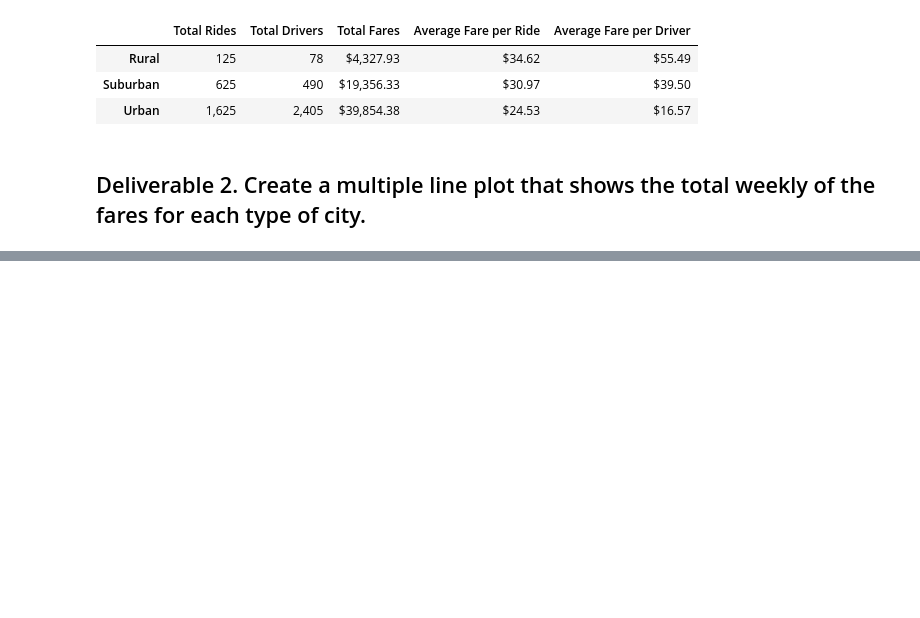
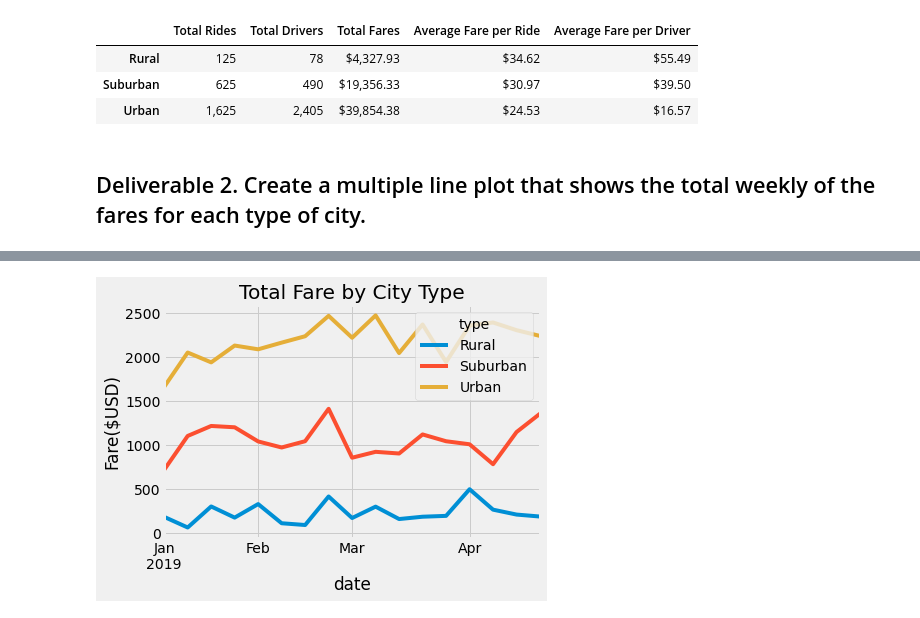
Before and after one commit to JuMcDaniel/PyBer_Analysis, a Jupyter notebook: PyBer_Challenge.ipynb, the cells around one changed output, grey strips where cells are left out. Drawn from its saved outputs; the diff is of its cells as text; code cells hidden in the pictures; blank space fills up the shorter version.

```diff
--- a/PyBer_Challenge.ipynb
+++ b/PyBer_Challenge.ipynb
@@ -94,3 +104,4 @@ pyber_summary_df
 # %%
 # 4. Create a pivot table with the 'date' as the index, the columns ='type', and values='fare'
 # to get the total fares for each type of city by the date.
+pyber_data_pivot = pyber_data_df.pivot(index="date", columns=["type"],values="fare")
@@ -97,2 +123,5 @@ pyber_summary_df
 # %%
 # 5. Create a new DataFrame from the pivot table DataFrame using loc on the given dates, '2019-01-01':'2019-04-29'.
+pyber_spec_dates = pyber_data_pivot.loc['2019-01-01':'2019-04-29']
+
+pyber_spec_dates.head(10)
@@ -99,5 +141,6 @@ pyber_summary_df
 # %%
 # 6. Set the "date" index to datetime datatype. This is necessary to use the resample() method in Step 8.
 # df.index = pd.to_datetime(df.index)
+pyber_spec_dates.index = pd.to_datetime(pyber_spec_dates.index)
 # %%
 # 7. Check that the datatype for the index is datetime using df.info()
@@ -104,2 +159,6 @@ pyber_summary_df
 # %%
 # 8. Create a new DataFrame using the "resample()" function by week 'W' and get the sum of the fares for each week.
+
+pyber_spec_week = pyber_spec_dates.resample("W").sum()
+
+pyber_spec_week
@@ -106,7 +185,15 @@ pyber_summary_df
 # %%
 # 8. Using the object-oriented interface method, plot the resample DataFrame using the df.plot() function.
-
+pyber_spec_week.plot()
 # Import the style from Matplotlib.
 from matplotlib import style
 # Use the graph style fivethirtyeight.
 style.use('fivethirtyeight')
+
+plt.ylabel("Fare($USD)")
+
+plt.title("Total Fare by City Type")
+
+plt.savefig("PyBer_fare_summary.png")
+# %% [output]
+[figure, added]
```
Also changed, not shown: parts of 7 cells of this notebook, 1 other file.
